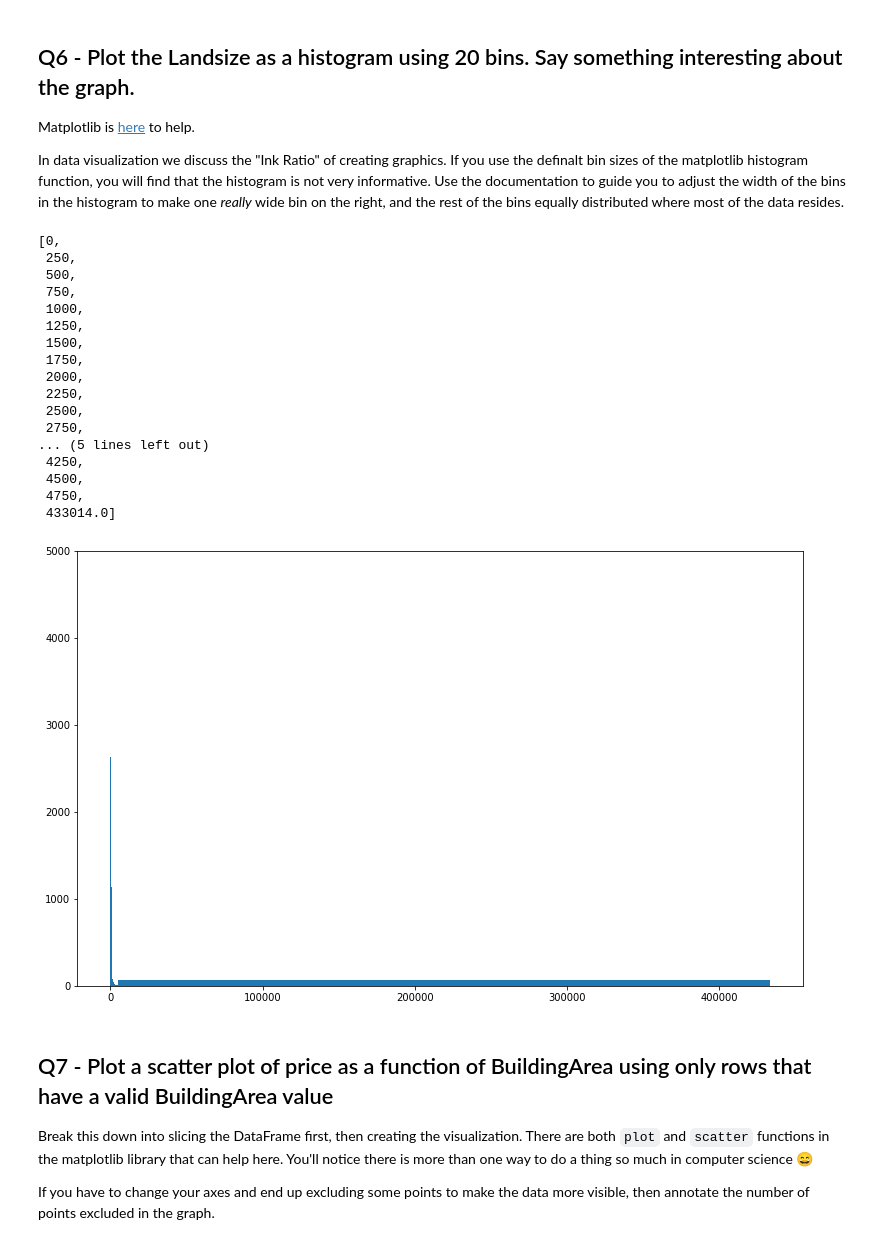
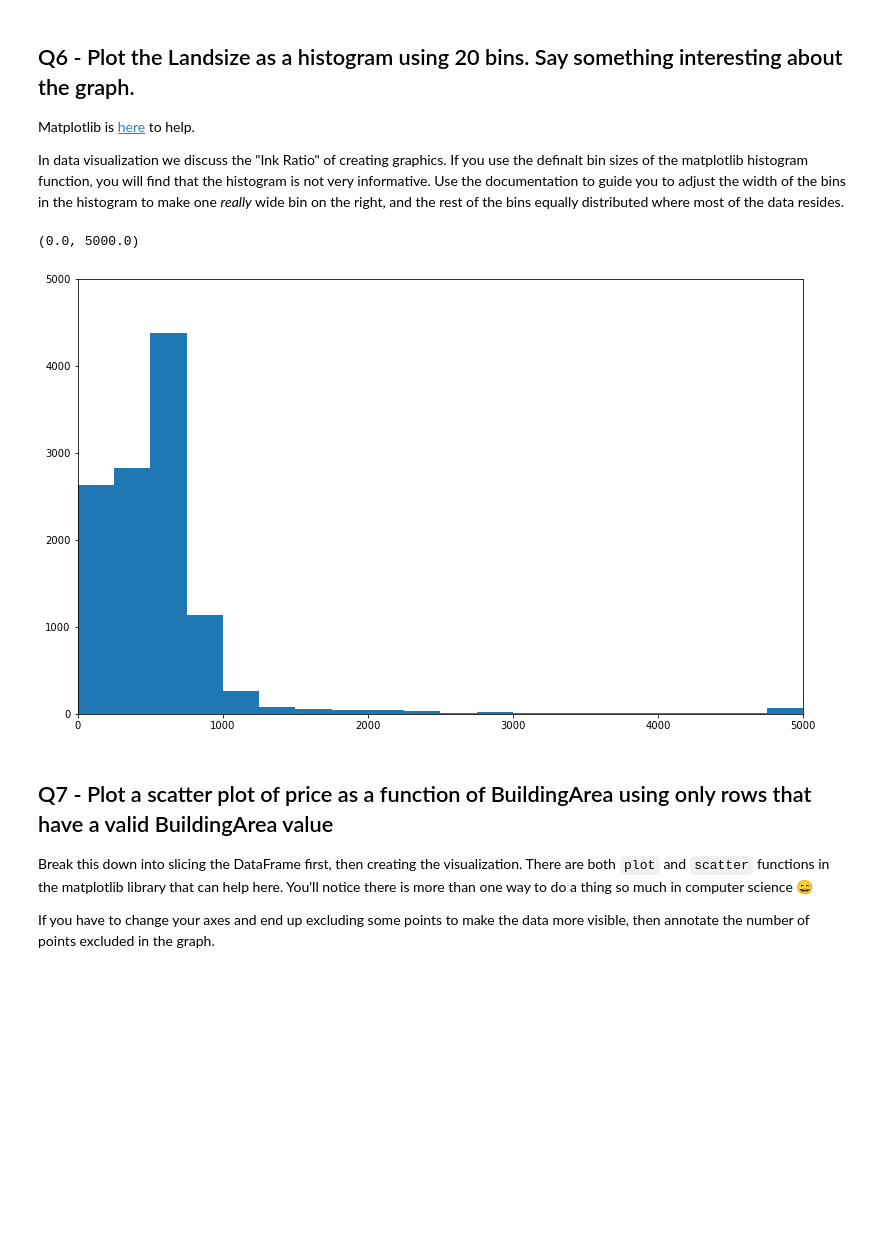
Before and after one commit to alex-chiu/CS329E-Data-Analytics, a Jupyter notebook: HW1/329e_HW1Ella.ipynb, the cells around one changed output. Saved outputs shown, nothing was run; the diff lists cells and outputs as text; code cells hidden in the pictures; blank space fills up the shorter version.

```diff
--- a/HW1/329e_HW1Ella.ipynb
+++ b/HW1/329e_HW1Ella.ipynb
@@ -151,41 +151,25 @@ In data visualization we discuss the "Ink Ratio" of creating graphics.  If you u
 # %%
 # code goes here
 landSize = df[df["Landsize"]!=0]["Landsize"] #df["Landsize"]
 
 bins = []
 total = 0.
 
 for i in range(20):
     bins.append(round(i*250,0))
 
 bins.append(landSize.max())
 
 pyplot.figure(figsize=(13,8))
 q6 = pyplot.hist(landSize,bins=bins)
 landSize.max()
 pyplot.xlim(0,5000)
 pyplot.ylim(0,5000)
-bins
+
 #print("This graph is interesting because the frequency of the first bin is so large relative to that of the others that the other bars of the histogram are not visible.")
 # %% [output]
-[0,
- 250,
- 500,
- 750,
- 1000,
- 1250,
- 1500,
- 1750,
- 2000,
- 2250,
- 2500,
- 2750,
-... (5 lines left out)
- 4250,
- 4500,
- 4750,
- 433014.0]
+(0.0, 5000.0)
-[figure, old version]
+[figure, new version]
 # %% [markdown]
 ## Q7 - Plot a scatter plot of price as a function of BuildingArea using only rows that have a valid BuildingArea value
 
```
Also changed, not shown: parts of 2 cells of this notebook, 1 other file.
